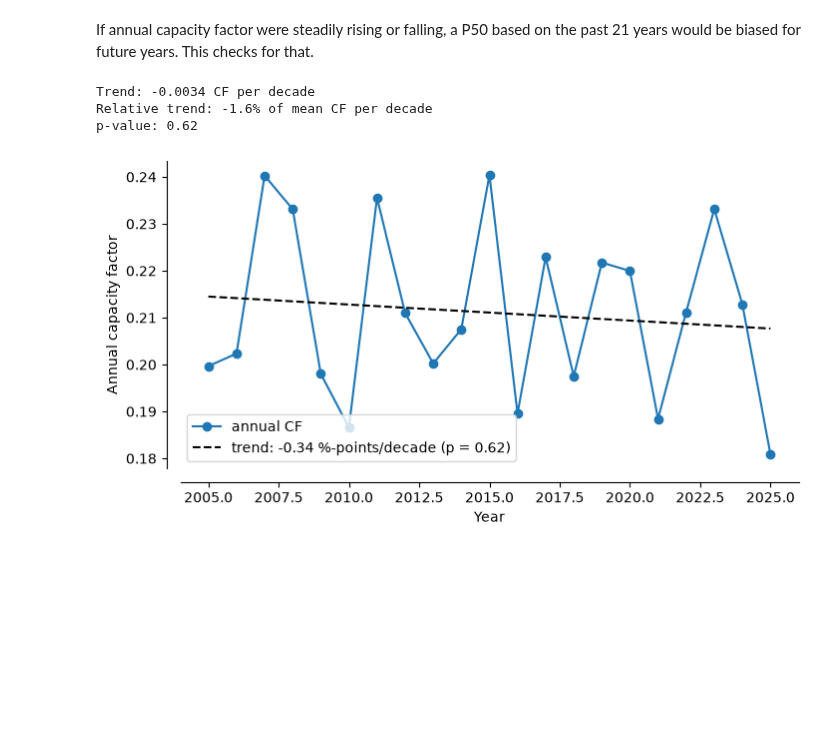
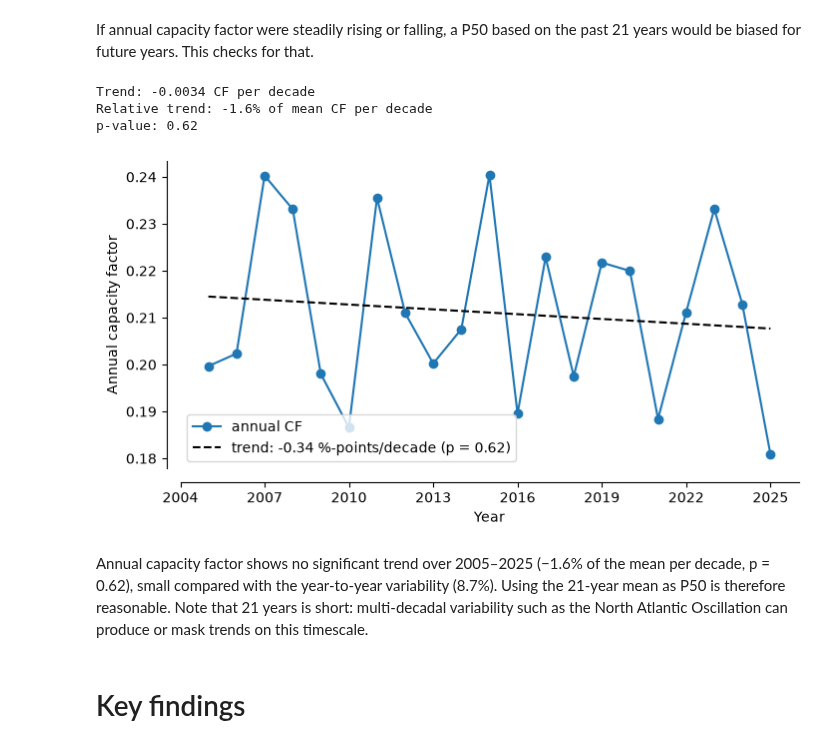
Before and after one commit to AbishaMary/era5-wind-hamburg, a Jupyter notebook: notebooks/02_wind_yield_variability.ipynb, the cells around one changed output. Saved outputs shown, nothing was run; the diff lists cells and outputs as text; code cells hidden in the pictures; blank space fills up the shorter version.

```diff
--- a/notebooks/02_wind_yield_variability.ipynb
+++ b/notebooks/02_wind_yield_variability.ipynb
@@ -444,27 +444,33 @@ If annual capacity factor were steadily rising or falling, a P50 based on the pa
 # %%
 from scipy import stats
 
 res = stats.linregress(annual_table.index, annual_table["cf"])
 
 print(f"Trend: {res.slope * 10:.4f} CF per decade")
 print(f"Relative trend: {res.slope * 10 / annual_table['cf'].mean() * 100:.1f}% of mean CF per decade")
 print(f"p-value: {res.pvalue:.2f}")
 
+from matplotlib.ticker import MaxNLocator
 fig, ax = plt.subplots(figsize=(8, 4))
+ax.xaxis.set_major_locator(MaxNLocator(integer=True))
 ax.spines.left.set_position(('outward', 10))
 ax.spines.bottom.set_position(('outward', 10))
 ax.spines["top"].set_visible(False)
 ax.spines["right"].set_visible(False)
 ax.plot(annual_table.index, annual_table["cf"], "o-", label="annual CF")
 ax.plot(annual_table.index, res.intercept + res.slope * annual_table.index, "k--",
         label=f"trend: {res.slope * 10 * 100:+.2f} %-points/decade (p = {res.pvalue:.2f})")
 ax.set_xlabel("Year")
 ax.set_ylabel("Annual capacity factor")
 ax.legend()
 plt.savefig("../figures/cf_trend.png", dpi=150, bbox_inches="tight")
 plt.show()
 # %% [output]
 Trend: -0.0034 CF per decade
 Relative trend: -1.6% of mean CF per decade
 p-value: 0.62
-[figure, old version]
+[figure, new version]
+# %% [markdown]
+Annual capacity factor shows no significant trend over 2005–2025 (−1.6% of the mean per decade, p = 0.62), small compared with the year-to-year variability (8.7%). Using the 21-year mean as P50 is therefore reasonable. Note that 21 years is short: multi-decadal variability such as the North Atlantic Oscillation can produce or mask trends on this timescale.
+# %% [markdown]
+# Key findings
```
Also changed, not shown: parts of 3 cells of this notebook.
